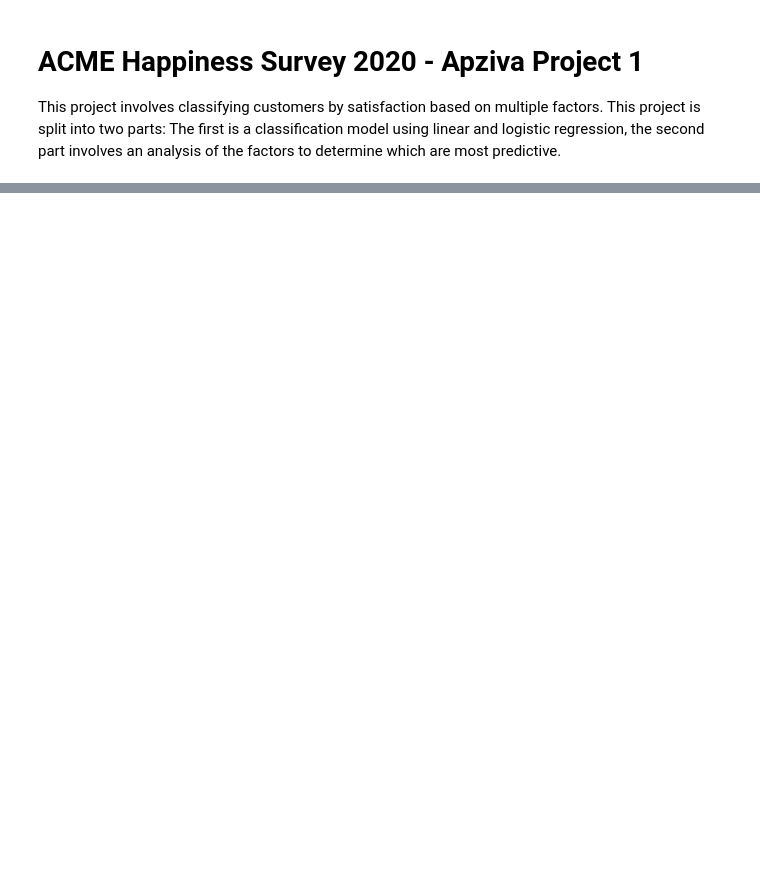
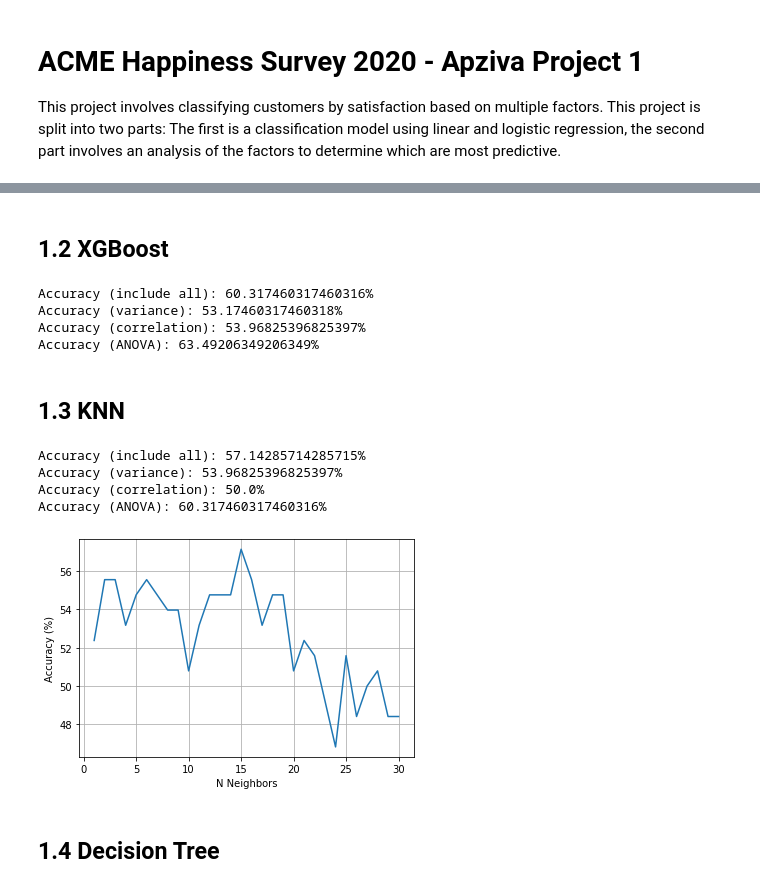
Before and after one commit to JamesStewartDouglas/OMi1B2uSfIj5Ih2f, a Jupyter notebook: ACME Happiness Survey 2020.ipynb, the cells around one changed output, grey strips where cells are left out. Saved outputs shown, nothing was run; the diff lists cells and outputs as text; code cells hidden in the pictures; blank space fills up the shorter version.

```diff
--- a/ACME Happiness Survey 2020.ipynb
+++ b/ACME Happiness Survey 2020.ipynb
@@ -251,0 +161,70 @@ Text(0.5, 15.0, 'Predicted')
+# %% [markdown]
+## 1.2 XGBoost
+# %%
+xgb = XGBClassifier()
+
+scores = cross_val_score(xgb, X, y, scoring='accuracy', cv=kf, n_jobs=-1)
+print(f'Accuracy (include all): {np.mean(scores)*100}%')
+
+#Drop by variance.
+
+scores = cross_val_score(xgb, X_drop_var, y, scoring='accuracy', cv=kf, n_jobs=-1)
+print(f'Accuracy (variance): {np.mean(scores)*100}%')
+
+#Drop by correlation.
+
+scores = cross_val_score(xgb, X_drop_corr, y, scoring='accuracy', cv=kf, n_jobs=-1)
+print(f'Accuracy (correlation): {np.mean(scores)*100}%')
+
+#Keep by ANOVA
+
+scores = cross_val_score(xgb, X_keep_ANOVA, y, scoring='accuracy', cv=kf, n_jobs=-1)
+print(f'Accuracy (ANOVA): {np.mean(scores)*100}%')
+# %% [output]
+Accuracy (include all): 60.317460317460316%
+Accuracy (variance): 53.17460317460318%
+Accuracy (correlation): 53.96825396825397%
+Accuracy (ANOVA): 63.49206349206349%
+# %% [markdown]
+## 1.3 KNN
+# %%
+knn = KNeighborsClassifier(n_neighbors=15)
+
+scores = cross_val_score(knn, X, y, scoring='accuracy', cv=kf, n_jobs=-1)
+print(f'Accuracy (include all): {np.mean(scores)*100}%')
+
+#Drop by variance.
+
+scores = cross_val_score(knn, X_drop_var, y, scoring='accuracy', cv=kf, n_jobs=-1)
+print(f'Accuracy (variance): {np.mean(scores)*100}%')
+
+#Drop by correlation.
+
+scores = cross_val_score(knn, X_drop_corr, y, scoring='accuracy', cv=kf, n_jobs=-1)
+print(f'Accuracy (correlation): {np.mean(scores)*100}%')
+
+#Keep by ANOVA
+
+scores = cross_val_score(knn, X_keep_ANOVA, y, scoring='accuracy', cv=kf, n_jobs=-1)
+print(f'Accuracy (ANOVA): {np.mean(scores)*100}%')
+# %% [output]
+Accuracy (include all): 57.14285714285715%
+Accuracy (variance): 53.96825396825397%
+Accuracy (correlation): 50.0%
+Accuracy (ANOVA): 60.317460317460316%
+# %%
+N = []
+scores = []
+for n in range(1,31):
+    N.append(n)
+    knn = KNeighborsClassifier(n_neighbors=n)
+    scores.append(np.mean(cross_val_score(knn, X, y, scoring='accuracy', cv=kf, n_jobs=-1))*100)
+
+plt.plot(N, scores)
+plt.xlabel('N Neighbors')
+plt.ylabel('Accuracy (%)')
+plt.grid(True)
+# %% [output]
+[figure, added]
+# %% [markdown]
+## 1.4 Decision Tree
```
Also changed, not shown: parts of 46 cells of this notebook.
